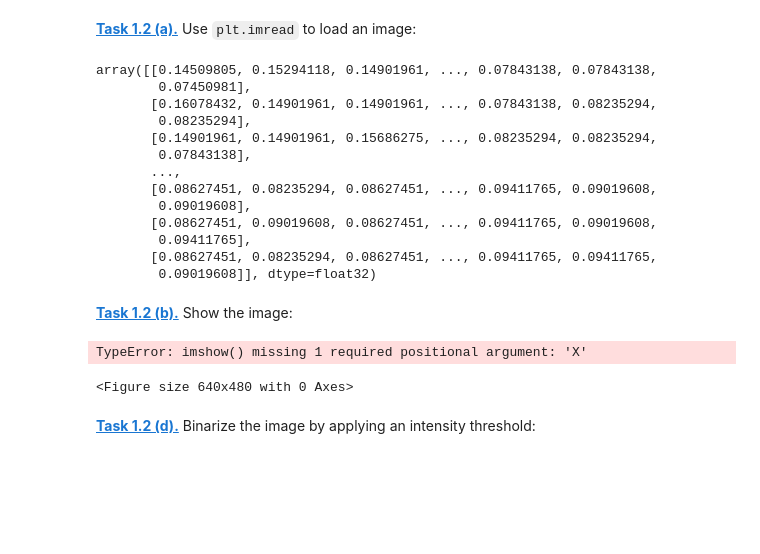
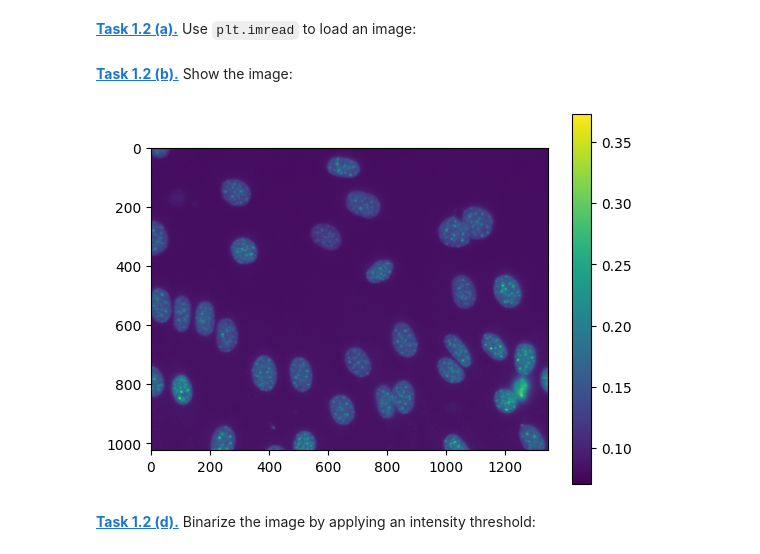
Before and after one commit to k8nsti/mobi-fs5-python, a Jupyter notebook: segm_threshold.ipynb, the cells around one changed output. Cells and saved outputs as stored; diff of their text form; code cells hidden in the pictures; blank space fills up the shorter version.

```diff
--- a/segm_threshold.ipynb
+++ b/segm_threshold.ipynb
@@ -6,29 +6,15 @@ import matplotlib.pyplot as plt
 # %% [markdown]
 **[Task 1.2 (a).]()** Use `plt.imread` to load an image:
 # %%
- plt.imread("data/NIH3T3/im/dna-0.png")
+ image = plt.imread("data/NIH3T3/im/dna-0.png")
-# %% [output]
-array([[0.14509805, 0.15294118, 0.14901961, ..., 0.07843138, 0.07843138,
-        0.07450981],
-       [0.16078432, 0.14901961, 0.14901961, ..., 0.07843138, 0.08235294,
-        0.08235294],
-       [0.14901961, 0.14901961, 0.15686275, ..., 0.08235294, 0.08235294,
-        0.07843138],
-       ...,
-       [0.08627451, 0.08235294, 0.08627451, ..., 0.09411765, 0.09019608,
-        0.09019608],
-       [0.08627451, 0.09019608, 0.08627451, ..., 0.09411765, 0.09019608,
-        0.09411765],
-       [0.08627451, 0.08235294, 0.08627451, ..., 0.09411765, 0.09411765,
-        0.09019608]], dtype=float32)
 # %% [markdown]
 **[Task 1.2 (b).]()** Show the image:
 # %%
 plt.figure()
-plt.imshow()
+plt.imshow(image)
 plt.colorbar()
+plt.show()
 # %% [output]
-TypeError: imshow() missing 1 required positional argument: 'X'
-<Figure size 640x480 with 0 Axes>
+[figure, added]
 # %% [markdown]
 **[Task 1.2 (d).]()** Binarize the image by applying an intensity threshold:
```
Also changed, not shown: parts of 3 cells of this notebook, 1 other file.
